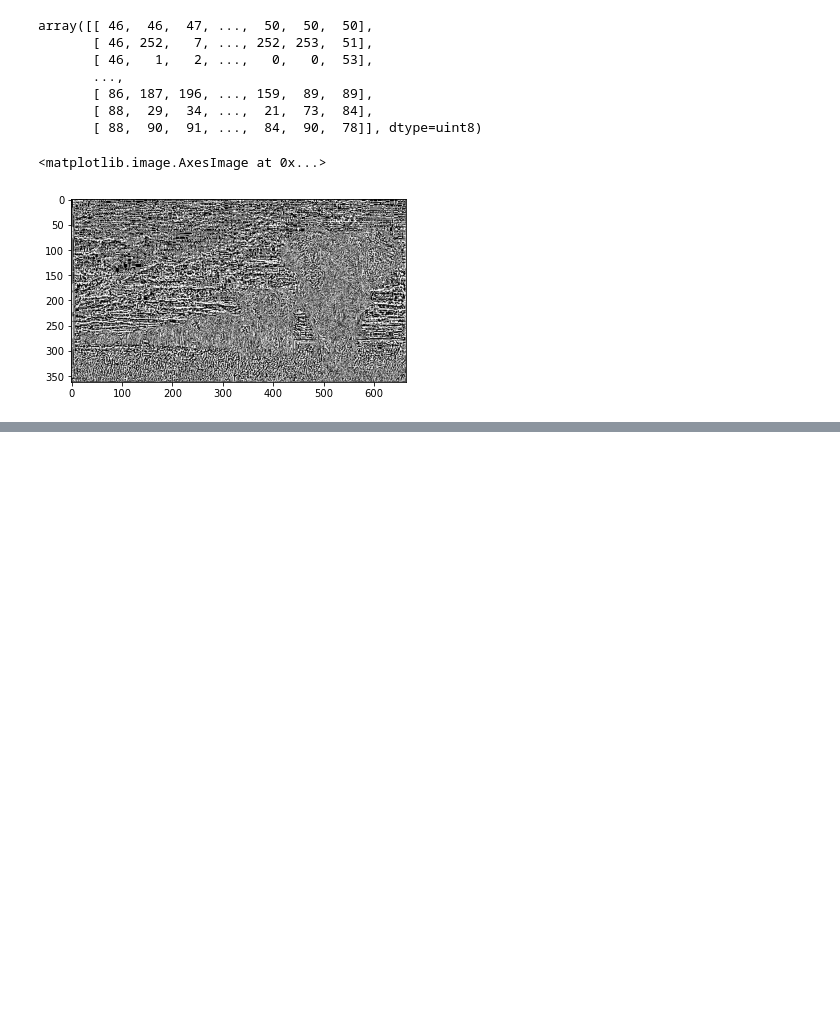
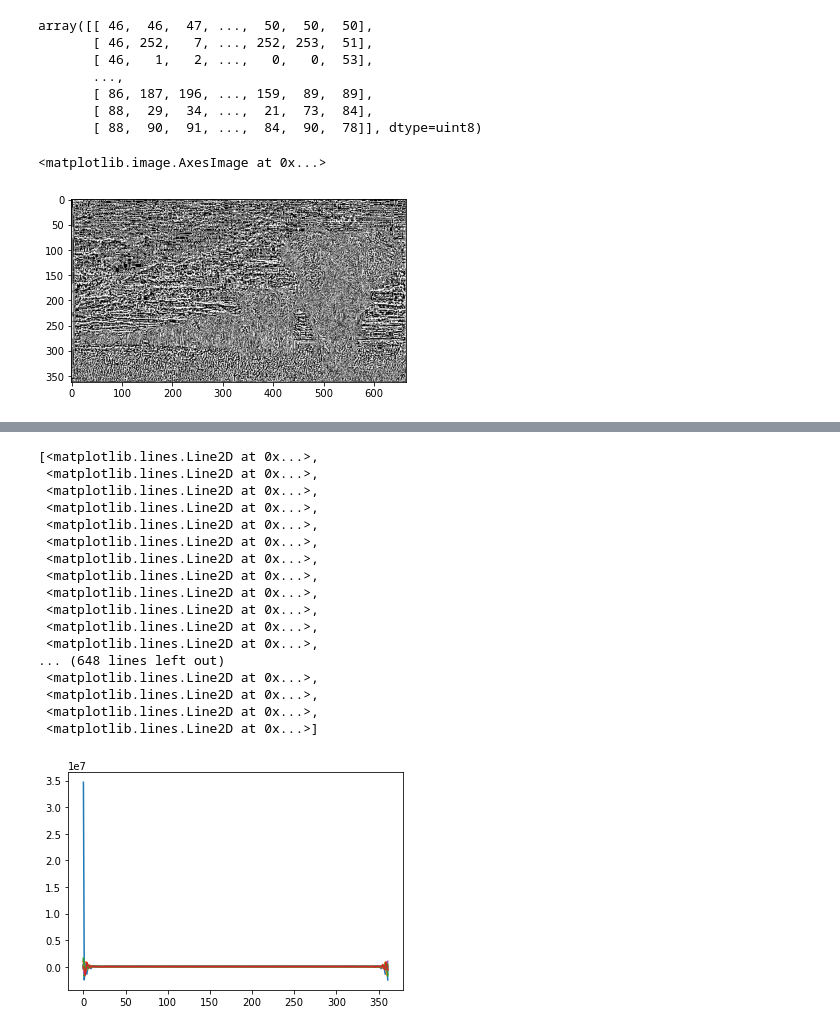
Before and after one commit to jmcsuite/AgentesInteligentes_Up2022, a Jupyter notebook: Convolution/Convolution.ipynb, the cells around one changed output, grey strips where cells are left out. Saved outputs shown, nothing was run; the diff lists cells and outputs as text; code cells hidden in the pictures; blank space fills up the shorter version.

```diff
--- a/Convolution/Convolution.ipynb
+++ b/Convolution/Convolution.ipynb
@@ -51,0 +145,21 @@ plt.imshow(convolution(kernel, img), cmap='gray')
+# %%
+plt.plot(ff)
+# %% [output]
+[<matplotlib.lines.Line2D at 0x...>,
+ <matplotlib.lines.Line2D at 0x...>,
+ <matplotlib.lines.Line2D at 0x...>,
+ <matplotlib.lines.Line2D at 0x...>,
+ <matplotlib.lines.Line2D at 0x...>,
+ <matplotlib.lines.Line2D at 0x...>,
+ <matplotlib.lines.Line2D at 0x...>,
+ <matplotlib.lines.Line2D at 0x...>,
+ <matplotlib.lines.Line2D at 0x...>,
+ <matplotlib.lines.Line2D at 0x...>,
+ <matplotlib.lines.Line2D at 0x...>,
+ <matplotlib.lines.Line2D at 0x...>,
+... (648 lines left out)
+ <matplotlib.lines.Line2D at 0x...>,
+ <matplotlib.lines.Line2D at 0x...>,
+ <matplotlib.lines.Line2D at 0x...>,
+ <matplotlib.lines.Line2D at 0x...>]
+[figure, added]
```
Also changed, not shown: parts of 12 cells of this notebook, 10 other files.
